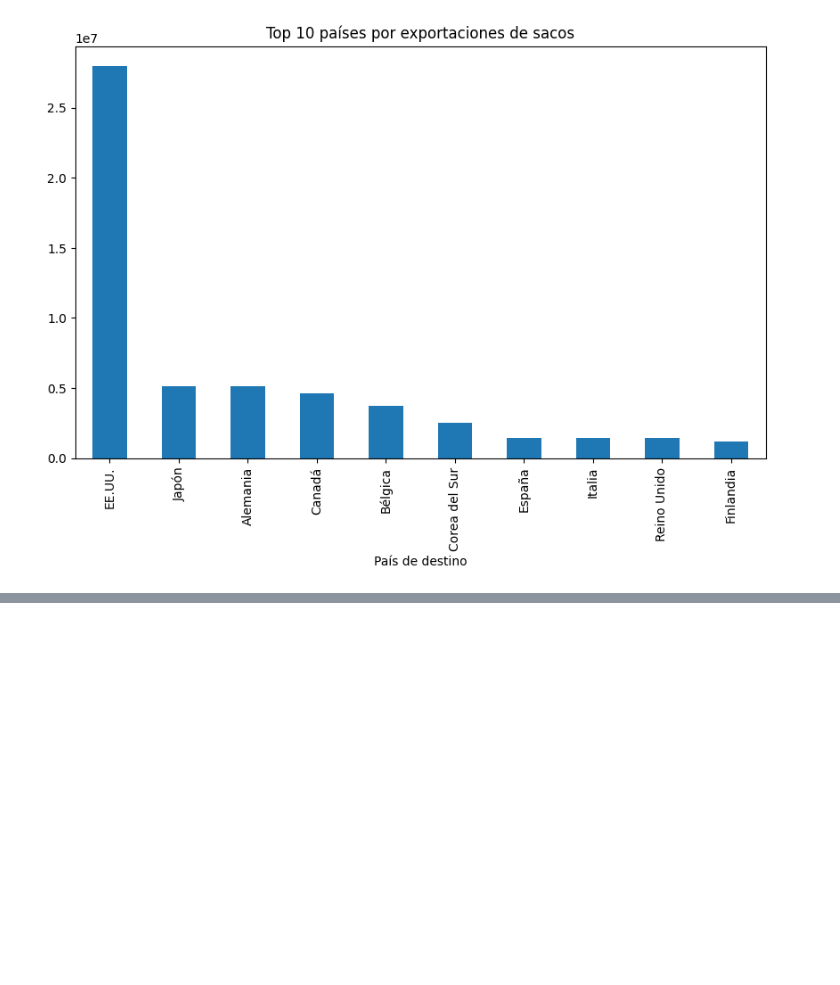
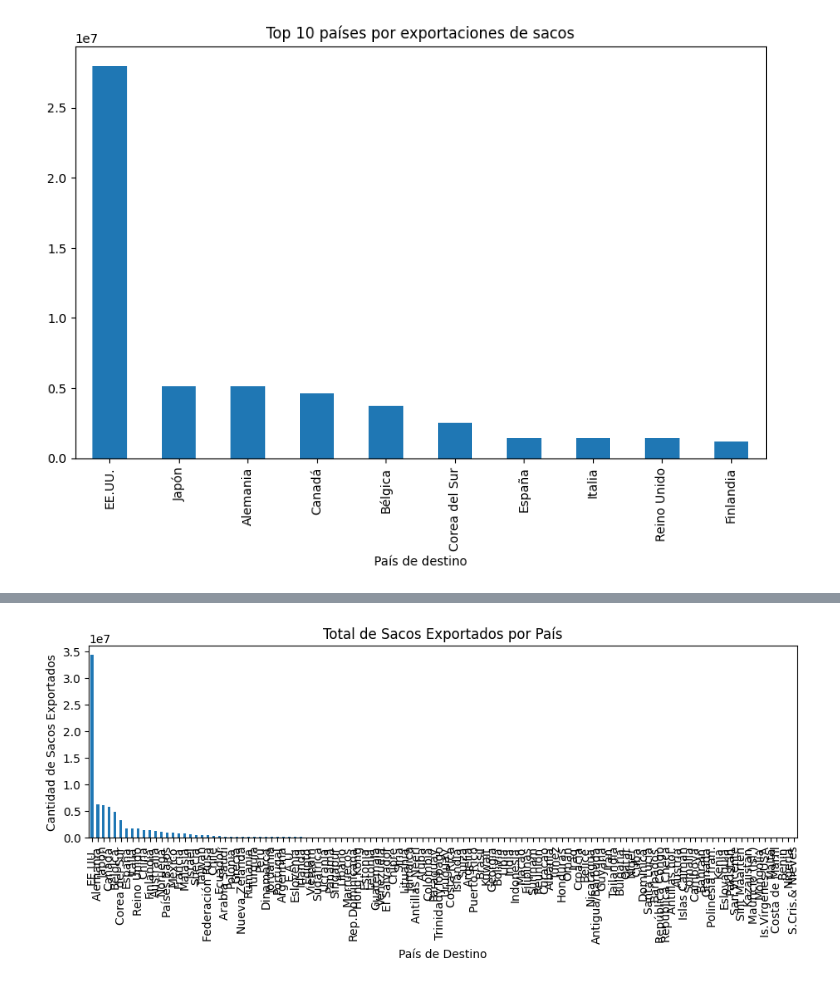
Before and after one commit to mauricioquezada/funtions-infocafe, a Jupyter notebook: cafeinforme.ipynb, the cells around one changed output, grey strips where cells are left out. Drawn from its saved outputs; the diff is of its cells as text; code cells hidden in the pictures; blank space fills up the shorter version.

```diff
--- a/cafeinforme.ipynb
+++ b/cafeinforme.ipynb
@@ -334,0 +354,11 @@ Name: Sacos de 70 kg. equivalente real Exportados, dtype: int64
+# %%
+import matplotlib.pyplot as plt
+import seaborn as sns
+exportaciones_por_pais = df.groupby('País de destino')['Sacos de 70 kg. equivalente real Exportados'].sum().sort_values(ascending=False)
+exportaciones_por_pais.plot(kind='bar', title='Distribución de Exportaciones por País', figsize=(11,3))
+plt.title('Total de Sacos Exportados por País')
+plt.xlabel('País de Destino')
+plt.ylabel('Cantidad de Sacos Exportados')
+plt.show()
+# %% [output]
+[figure, added]
```
Also changed, not shown: parts of 9 cells of this notebook.
